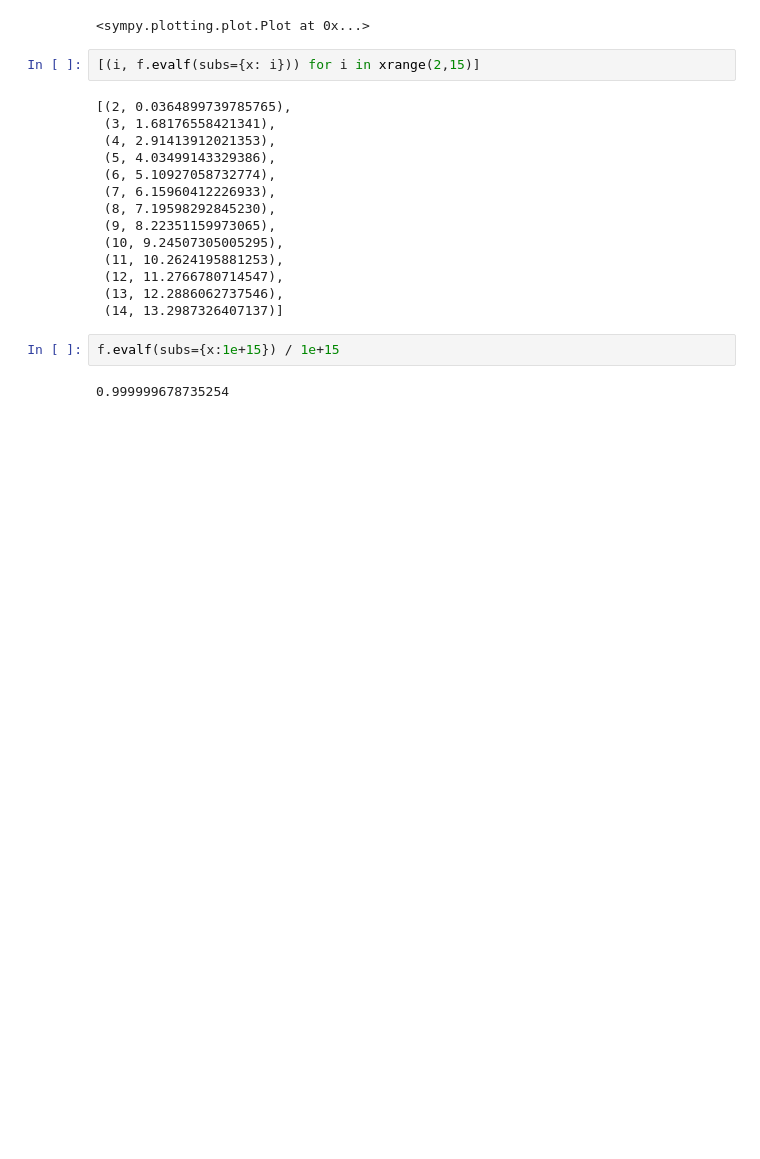
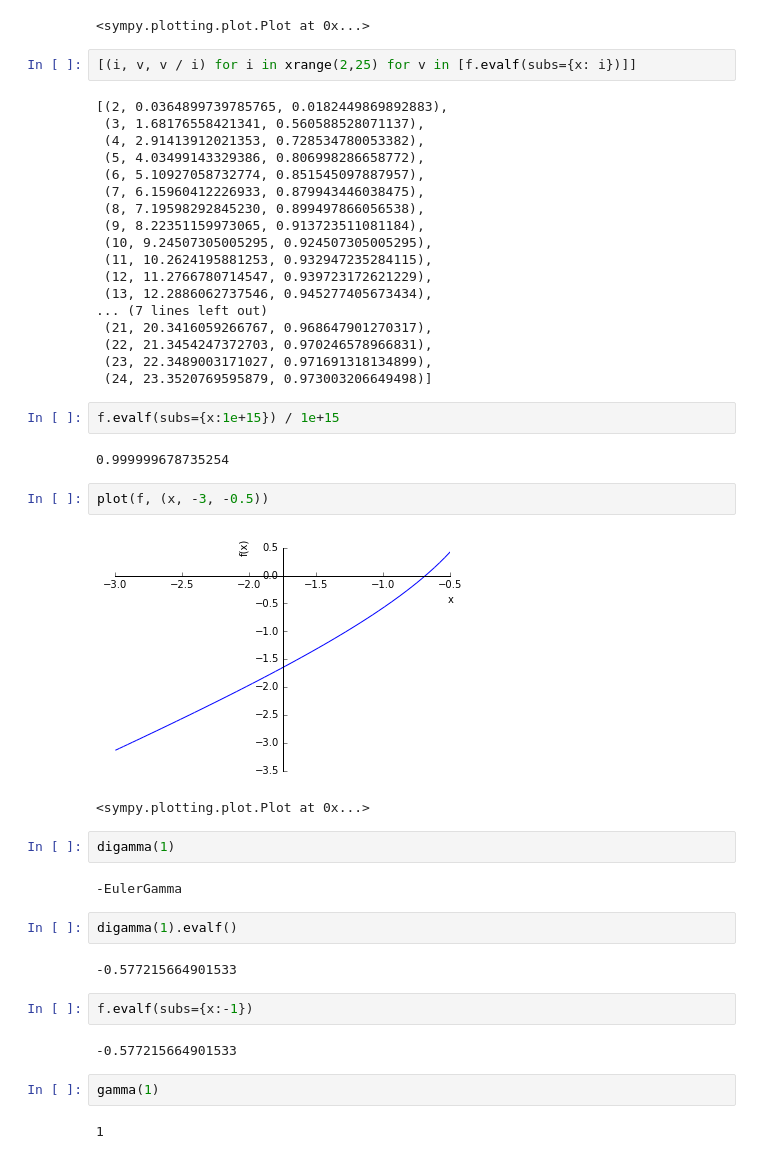
Before and after one commit to skaslev/zeta, a Jupyter notebook: digamma.ipynb, the cells around one changed output. Drawn from its saved outputs; the diff is of its cells as text; blank space fills up the shorter version.

```diff
--- a/digamma.ipynb
+++ b/digamma.ipynb
@@ -24,22 +24,47 @@ plot(f, (x, -100, -10))
 [figure]
 <sympy.plotting.plot.Plot at 0x...>
 # %%
-[(i, f.evalf(subs={x: i})) for i in xrange(2,15)]
+[(i, v, v / i) for i in xrange(2,25) for v in [f.evalf(subs={x: i})]]
 # %% [output]
-[(2, 0.0364899739785765),
- (3, 1.68176558421341),
- (4, 2.91413912021353),
- (5, 4.03499143329386),
- (6, 5.10927058732774),
- (7, 6.15960412226933),
- (8, 7.19598292845230),
- (9, 8.22351159973065),
- (10, 9.24507305005295),
- (11, 10.2624195881253),
- (12, 11.2766780714547),
- (13, 12.2886062737546),
- (14, 13.2987326407137)]
+[(2, 0.0364899739785765, 0.0182449869892883),
+ (3, 1.68176558421341, 0.560588528071137),
+ (4, 2.91413912021353, 0.728534780053382),
+ (5, 4.03499143329386, 0.806998286658772),
+ (6, 5.10927058732774, 0.851545097887957),
+ (7, 6.15960412226933, 0.879943446038475),
+ (8, 7.19598292845230, 0.899497866056538),
+ (9, 8.22351159973065, 0.913723511081184),
+ (10, 9.24507305005295, 0.924507305005295),
+ (11, 10.2624195881253, 0.932947235284115),
+ (12, 11.2766780714547, 0.939723172621229),
+ (13, 12.2886062737546, 0.945277405673434),
+... (7 lines left out)
+ (21, 20.3416059266767, 0.968647901270317),
+ (22, 21.3454247372703, 0.970246578966831),
+ (23, 22.3489003171027, 0.971691318134899),
+ (24, 23.3520769595879, 0.973003206649498)]
 # %%
 f.evalf(subs={x:1e+15}) / 1e+15
 # %% [output]
 0.999999678735254
+# %%
+plot(f, (x, -3, -0.5))
+# %% [output]
+[figure, added]
+<sympy.plotting.plot.Plot at 0x...>
+# %%
+digamma(1)
+# %% [output]
+-EulerGamma
+# %%
+digamma(1).evalf()
+# %% [output]
+-0.577215664901533
+# %%
+f.evalf(subs={x:-1})
+# %% [output]
+-0.577215664901533
+# %%
+gamma(1)
+# %% [output]
+1
```
Also changed, not shown: parts of 8 cells of this notebook.
